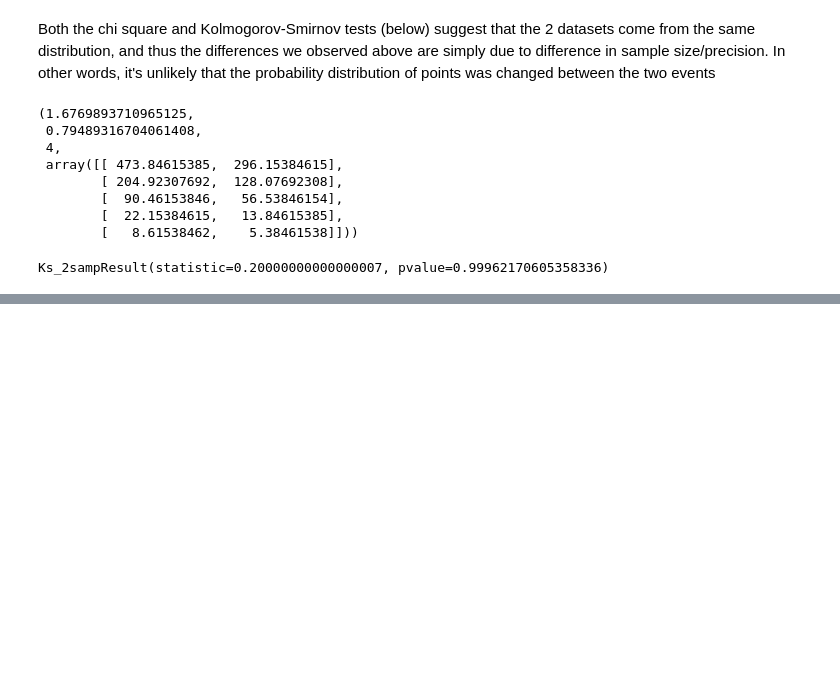
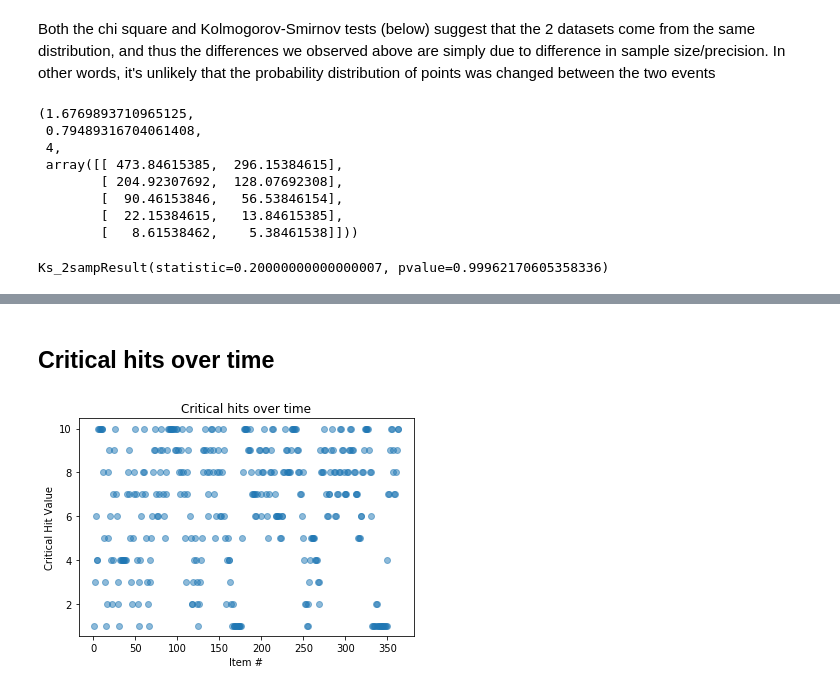
Before and after one commit to sho-87/rok-data, a Jupyter notebook: holiday_events/show_your_love.ipynb, the cells around one changed output, grey strips where cells are left out. Saved outputs shown, nothing was run; the diff lists cells and outputs as text; code cells hidden in the pictures; blank space fills up the shorter version.

```diff
--- a/holiday_events/show_your_love.ipynb
+++ b/holiday_events/show_your_love.ipynb
@@ -148,0 +209,12 @@ Ks_2sampResult(statistic=0.20000000000000007, pvalue=0.99962170605358336)
+# %% [markdown]
+## Critical hits over time
+# %%
+plt.scatter(df_single['item_id'], df_single['gain'], alpha=0.5)
+plt.title('Critical hits over time')
+plt.xlabel('Item #')
+plt.ylabel('Critical Hit Value')
+#plt.tight_layout()
+plt.savefig('plots/show_your_love_crits.png')
+plt.show()
+# %% [output]
+[figure, added]
```
Also changed, not shown: parts of 13 cells of this notebook, 1 other file.
